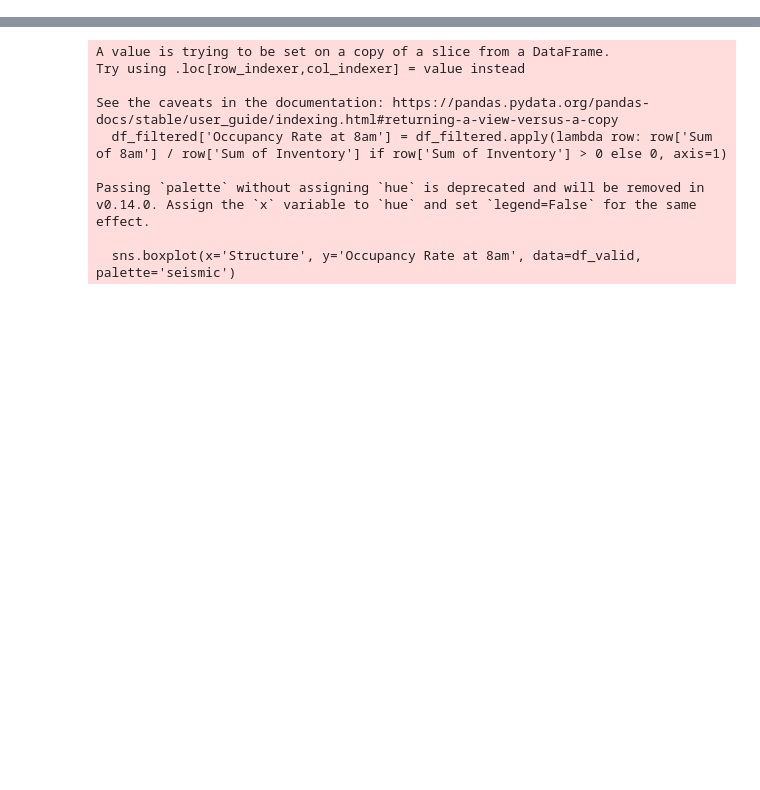
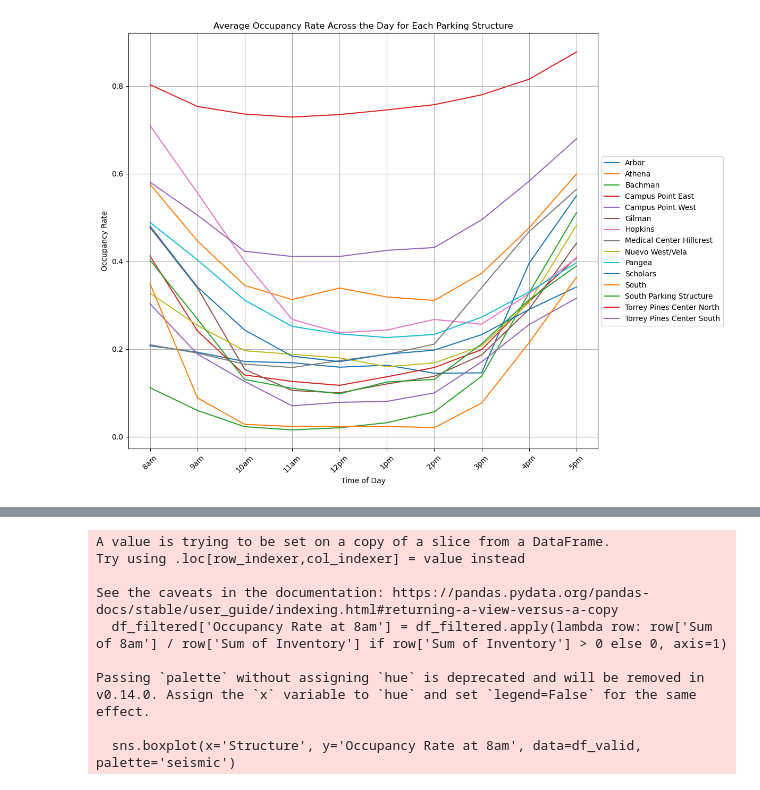
Before and after one commit to DanielJu0925/math189_project, a Jupyter notebook: data_process.ipynb, the cells around one changed output, grey strips where cells are left out. Cells and saved outputs as stored; diff of their text form; code cells hidden in the pictures; blank space fills up the shorter version.

```diff
--- a/data_process.ipynb
+++ b/data_process.ipynb
@@ -212 +177,21 @@ for time in times:
+# %%
+#linear graph of parking occupancy rates across times vs. parking structures
+plt.figure(figsize=(12, 9))
+
+for struct in grouped_structures['Structure'].unique():
+    df_type2 = grouped_structures[grouped_structures['Structure'] == struct]
+
+    occupancy_rates = df_type2[times_rates].mean()
+    plt.plot(times, occupancy_rates, label=struct)
+
+plt.title('Average Occupancy Rate Across the Day for Each Parking Structure')
+plt.xlabel('Time of Day')
+plt.ylabel('Occupancy Rate')
+plt.xticks(rotation=45)
+plt.legend(loc='center left', bbox_to_anchor=(1, 0.5))
+plt.grid(True)
+plt.tight_layout()
+plt.show()
+# %% [output]
+[figure, added]
 # %%
```
Also changed, not shown: parts of 11 cells of this notebook.
